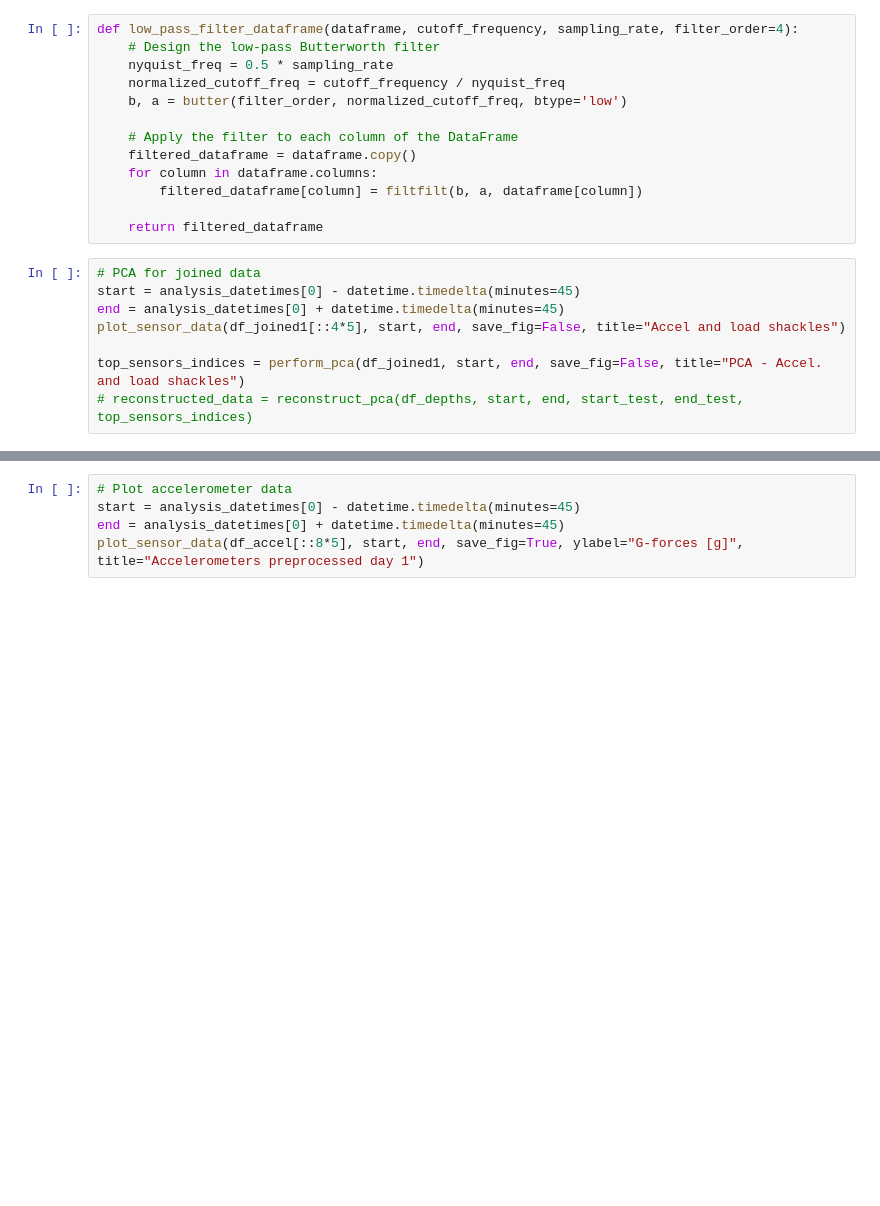
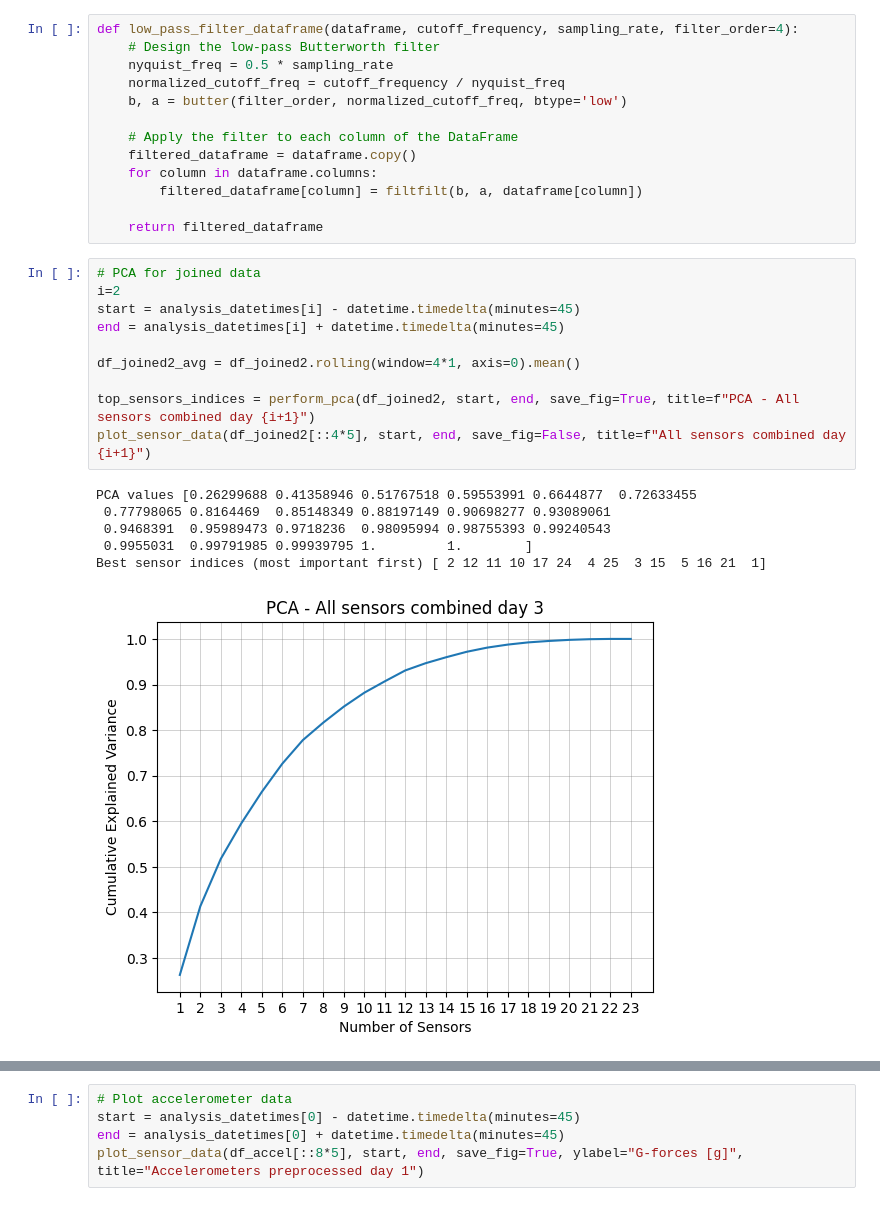
Before and after one commit to TheRealArmon/TTK_final_boss, a Jupyter notebook: sensors/curated_data/analysis.ipynb, the cells around one changed output, grey strips where cells are left out. Saved outputs shown, nothing was run; the diff lists cells and outputs as text; blank space fills up the shorter version.

```diff
--- a/sensors/curated_data/analysis.ipynb
+++ b/sensors/curated_data/analysis.ipynb
@@ -182,11 +183,20 @@ def low_pass_filter_dataframe(dataframe, cutoff_frequency, sampling_rate, filter
         filtered_dataframe[column] = filtfilt(b, a, dataframe[column])
 
     return filtered_dataframe
-# %%
-# PCA for joined data
-start = analysis_datetimes[0] - datetime.timedelta(minutes=45)
-end = analysis_datetimes[0] + datetime.timedelta(minutes=45)
-plot_sensor_data(df_joined1[::4*5], start, end, save_fig=False, title="Accel and load shackles")
-
-top_sensors_indices = perform_pca(df_joined1, start, end, save_fig=False, title="PCA - Accel. and load shackles")
-# reconstructed_data = reconstruct_pca(df_depths, start, end, start_test, end_test, top_sensors_indices)
+# %%
+# PCA for joined data
+i=2
+start = analysis_datetimes[i] - datetime.timedelta(minutes=45)
+end = analysis_datetimes[i] + datetime.timedelta(minutes=45)
+
+df_joined2_avg = df_joined2.rolling(window=4*1, axis=0).mean()
+
+top_sensors_indices = perform_pca(df_joined2, start, end, save_fig=True, title=f"PCA - All sensors combined day {i+1}")
+plot_sensor_data(df_joined2[::4*5], start, end, save_fig=False, title=f"All sensors combined day {i+1}")
+# %% [output]
+PCA values [0.26299688 0.41358946 0.51767518 0.59553991 0.6644877  0.72633455
+ 0.77798065 0.8164469  0.85148349 0.88197149 0.90698277 0.93089061
+ 0.9468391  0.95989473 0.9718236  0.98095994 0.98755393 0.99240543
+ 0.9955031  0.99791985 0.99939795 1.         1.        ]
+Best sensor indices (most important first) [ 2 12 11 10 17 24  4 25  3 15  5 16 21  1]
+[figure, added]
```
Also changed, not shown: parts of 7 cells of this notebook, 30 other files.
